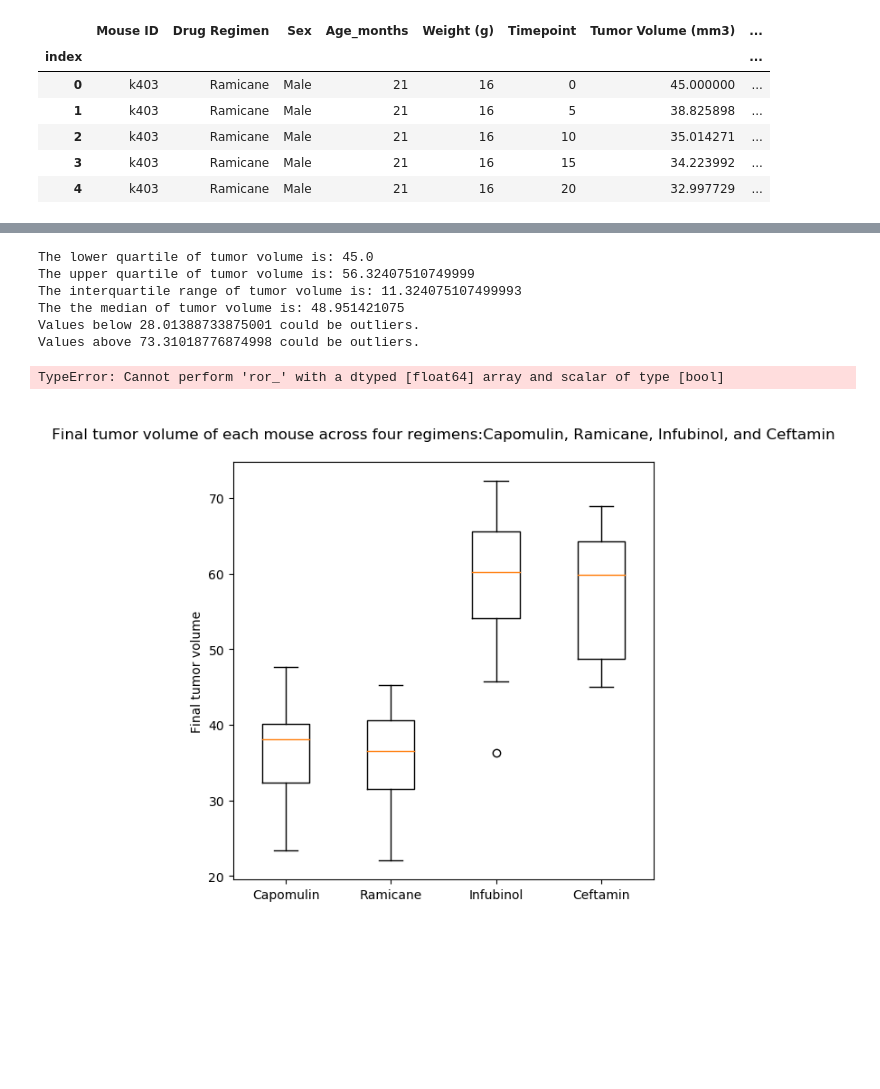
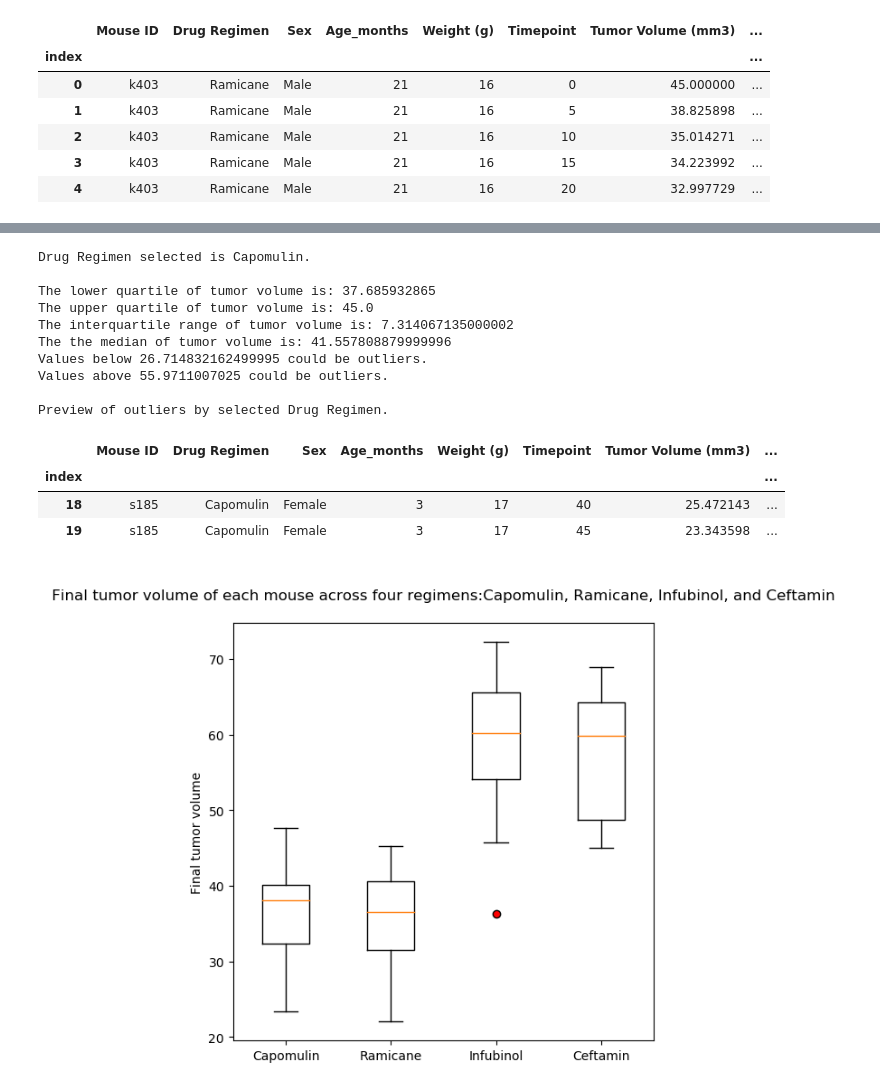
Before and after one commit to mengyin-lee/Matplotlib-challenge, a Jupyter notebook: Pymaceuticals/pymaceuticals_starter.ipynb, the cells around one changed output, grey strips where cells are left out. Drawn from its saved outputs; the diff is of its cells as text; code cells hidden in the pictures; blank space fills up the shorter version.

```diff
--- a/Pymaceuticals/pymaceuticals_starter.ipynb
+++ b/Pymaceuticals/pymaceuticals_starter.ipynb
@@ -248,43 +238,68 @@ max_subset_df = sort_subset_df.reset_index().drop_duplicates(subset=['Mouse ID']
 # %%
 # The data is in a dataframe, we use pandas to give quartile calculations
 
-TumorVol = clean_df["Tumor Volume (mm3)"]
+# listOfRegimens = ["Capomulin", "Ramicane", "Infubinol", "Ceftamin", "Placebo", "Stelasyn", "Zoniferol", "Ketapril",
+# "Propriva", "Naftisol"
+
+# => User can be prompt for Drug Regimen
+# => input_regimen = input("What is the Drug Regimen: ")
+
+input_regimen = "Capomulin"
+
+print(f"Drug Regimen selected is {input_regimen}.\n")
+
+TumorVol = clean_df.loc[clean_df['Drug Regimen']==input_regimen]["Tumor Volume (mm3)"]
+
+# Capomulin = max_subset_df.loc[max_subset_df['Drug Regimen']=='Capomulin']['Tumor Volume (mm3)']
+# Ramicane = max_subset_df.loc[max_subset_df['Drug Regimen']=='Ramicane']['Tumor Volume (mm3)']
+# Infubinol = max_subset_df.loc[max_subset_df['Drug Regimen']=='Infubinol']['Tumor Volume (mm3)']
+# Ceftamin = max_subset_df.loc[max_subset_df['Drug Regimen']=='Ceftamin']['Tumor Volume (mm3)']
 
 quartiles = TumorVol.quantile([.25,.5,.75])
 
 lowerq = quartiles[0.25]
 upperq = quartiles[0.75]
 
 # Calculate the IQR and quantitatively determine if there are any potential outliers.
 
 iqr = upperq-lowerq
 
 print(f"The lower quartile of tumor volume is: {lowerq}")
 print(f"The upper quartile of tumor volume is: {upperq}")
 print(f"The interquartile range of tumor volume is: {iqr}")
 print(f"The the median of tumor volume is: {quartiles[0.5]} ")
 
-
-# Locate the rows which contain mice on each drug and get the tumor volumes
-# add subset
-# Determine outliers using upper and lower bounds
-
 lower_bound = lowerq - (1.5*iqr)
 upper_bound = upperq + (1.5*iqr)
 
 print(f"Values below {lower_bound} could be outliers.")
 print(f"Values above {upper_bound} could be outliers.")
 
-outliers = clean_df[clean_df["Tumor Volume (mm3)"] > upper_bound |clean_df["Tumor Volume (mm3)"] < lower_bound ]
+# add subset: outliers
+# Determine outliers using upper and lower bounds
 
-outliers.head()
+clean_by_regimen = clean_df.loc[clean_df['Drug Regimen']==input_regimen]
+#clean_by_regimen
+
+outliers_by_regimen = clean_by_regimen.loc[(clean_by_regimen['Tumor Volume (mm3)'] > upper_bound) | (clean_by_regimen['Tumor Volume (mm3)'] < lower_bound)]
+
+print("\nPreview of outliers by selected Drug Regimen. ")
+outliers_by_regimen.head()
+# outliers_by_regimen.tail()
 # %% [output]
-The lower quartile of tumor volume is: 45.0
-The upper quartile of tumor volume is: 56.32407510749999
-The interquartile range of tumor volume is: 11.324075107499993
-The the median of tumor volume is: 48.951421075
-Values below 28.01388733875001 could be outliers.
-Values above 73.31018776874998 could be outliers.
+Drug Regimen selected is Capomulin.
+
+The lower quartile of tumor volume is: 37.685932865
+The upper quartile of tumor volume is: 45.0
+The interquartile range of tumor volume is: 7.314067135000002
+The the median of tumor volume is: 41.557808879999996
+Values below 26.714832162499995 could be outliers.
+Values above 55.9711007025 could be outliers.
+
+Preview of outliers by selected Drug Regimen.
-TypeError: Cannot perform 'ror_' with a dtyped [float64] array and scalar of type [bool]
+|  | Mouse ID | Drug Regimen | Sex | Age_months | Weight (g) | Timepoint | Tumor Volume (mm3) | ... |
+| index |  |  |  |  |  |  |  | ... |
+| 18 | s185 | Capomulin | Female | 3 | 17 | 40 | 25.472143 | ... |
+| 19 | s185 | Capomulin | Female | 3 | 17 | 45 | 23.343598 | ... |
 # %%
 # Generate a box plot of the final tumor volume of each mouse across four regimens of interest
```
Also changed, not shown: parts of 8 cells of this notebook.
